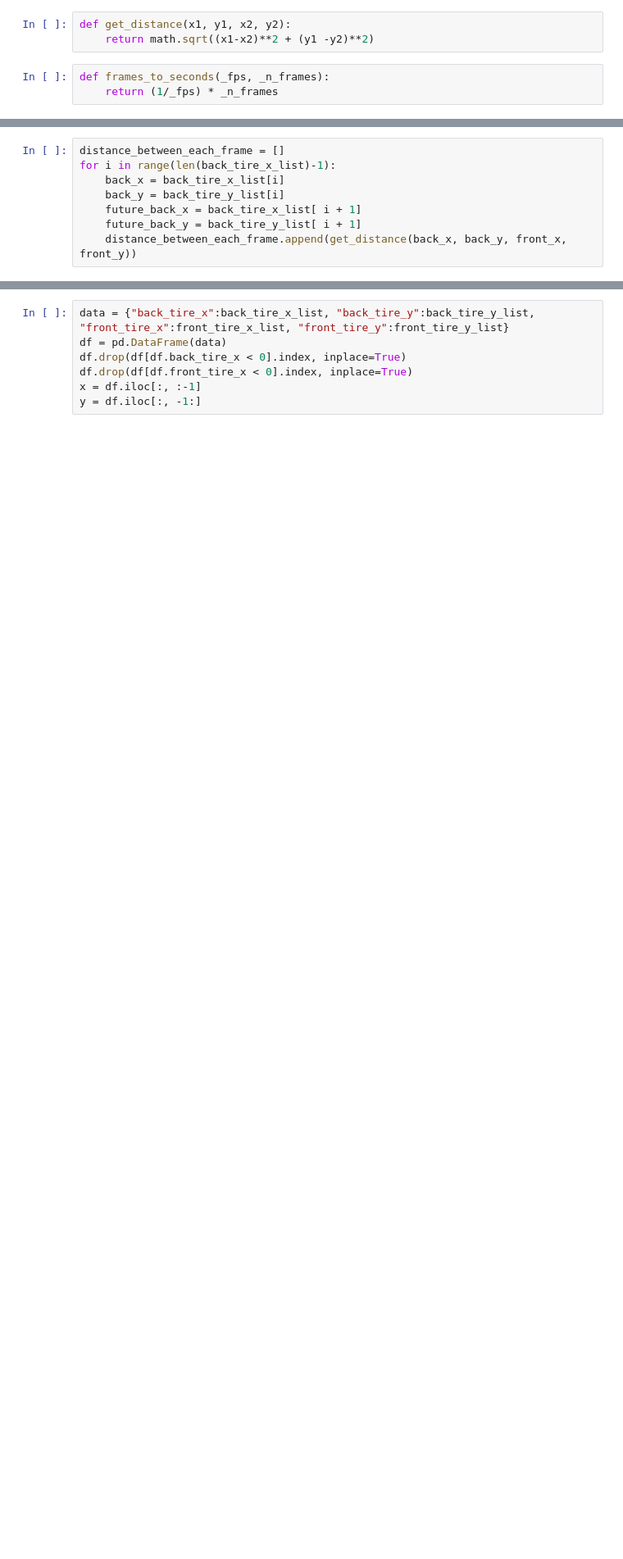
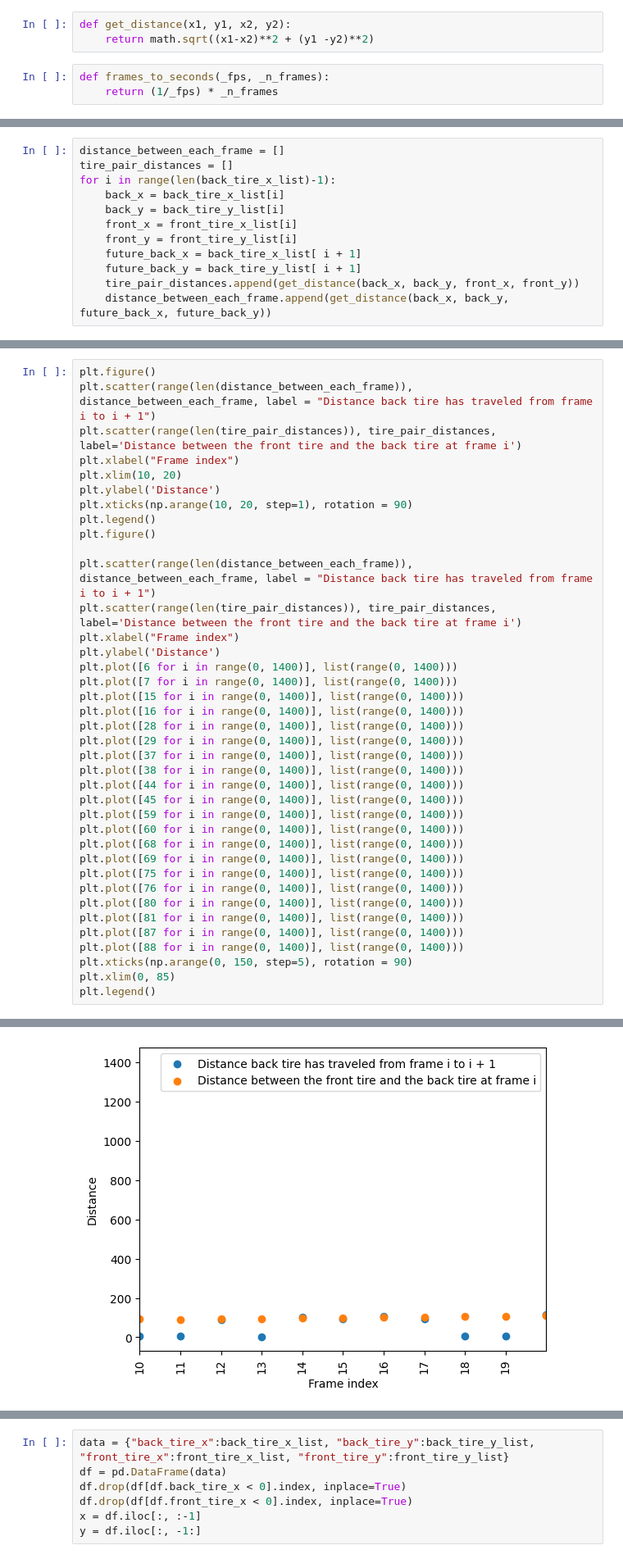
Before and after one commit to sparrowml/Speed-Trap-2022, a Jupyter notebook: notebooks/Evaluation/speed_eval.ipynb, the cells around one changed output, grey strips where cells are left out. Shown at 82% size. Cells and saved outputs as stored; diff of their text form; blank space fills up the shorter version.

```diff
--- a/notebooks/Evaluation/speed_eval.ipynb
+++ b/notebooks/Evaluation/speed_eval.ipynb
@@ -63,9 +83,13 @@ for i in range(object_start, object_end):
 total_num_points = len(front_tire_x_list)
 # %%
 distance_between_each_frame = []
+tire_pair_distances = []
 for i in range(len(back_tire_x_list)-1):
     back_x = back_tire_x_list[i]
     back_y = back_tire_y_list[i]
+    front_x = front_tire_x_list[i]
+    front_y = front_tire_y_list[i]
     future_back_x = back_tire_x_list[ i + 1]
     future_back_y = back_tire_y_list[ i + 1]
-    distance_between_each_frame.append(get_distance(back_x, back_y, front_x, front_y))
+    tire_pair_distances.append(get_distance(back_x, back_y, front_x, front_y))
+    distance_between_each_frame.append(get_distance(back_x, back_y, future_back_x, future_back_y))
@@ -80,0 +96,39 @@ Text(0, 0.5, 'Distance back tire has traveled')
+# %%
+plt.figure()
+plt.scatter(range(len(distance_between_each_frame)), distance_between_each_frame, label = "Distance back tire has traveled from frame i to i + 1")
+plt.scatter(range(len(tire_pair_distances)), tire_pair_distances, label='Distance between the front tire and the back tire at frame i')
+plt.xlabel("Frame index")
+plt.xlim(10, 20)
+plt.ylabel('Distance')
+plt.xticks(np.arange(10, 20, step=1), rotation = 90)
+plt.legend()
+plt.figure()
+
+plt.scatter(range(len(distance_between_each_frame)), distance_between_each_frame, label = "Distance back tire has traveled from frame i to i + 1")
+plt.scatter(range(len(tire_pair_distances)), tire_pair_distances, label='Distance between the front tire and the back tire at frame i')
+plt.xlabel("Frame index")
+plt.ylabel('Distance')
+plt.plot([6 for i in range(0, 1400)], list(range(0, 1400)))
+plt.plot([7 for i in range(0, 1400)], list(range(0, 1400)))
+plt.plot([15 for i in range(0, 1400)], list(range(0, 1400)))
+plt.plot([16 for i in range(0, 1400)], list(range(0, 1400)))
+plt.plot([28 for i in range(0, 1400)], list(range(0, 1400)))
+plt.plot([29 for i in range(0, 1400)], list(range(0, 1400)))
+plt.plot([37 for i in range(0, 1400)], list(range(0, 1400)))
+plt.plot([38 for i in range(0, 1400)], list(range(0, 1400)))
+plt.plot([44 for i in range(0, 1400)], list(range(0, 1400)))
+plt.plot([45 for i in range(0, 1400)], list(range(0, 1400)))
+plt.plot([59 for i in range(0, 1400)], list(range(0, 1400)))
+plt.plot([60 for i in range(0, 1400)], list(range(0, 1400)))
+plt.plot([68 for i in range(0, 1400)], list(range(0, 1400)))
+plt.plot([69 for i in range(0, 1400)], list(range(0, 1400)))
+plt.plot([75 for i in range(0, 1400)], list(range(0, 1400)))
+plt.plot([76 for i in range(0, 1400)], list(range(0, 1400)))
+plt.plot([80 for i in range(0, 1400)], list(range(0, 1400)))
+plt.plot([81 for i in range(0, 1400)], list(range(0, 1400)))
+plt.plot([87 for i in range(0, 1400)], list(range(0, 1400)))
+plt.plot([88 for i in range(0, 1400)], list(range(0, 1400)))
+plt.xticks(np.arange(0, 150, step=5), rotation = 90)
+plt.xlim(0, 85)
+plt.legend()
+# %% [output]
@@ -80,0 +136 @@ Text(0, 0.5, 'Distance back tire has traveled')
+[figure, added]
```
Also changed, not shown: parts of 12 cells of this notebook, 8 other files.
